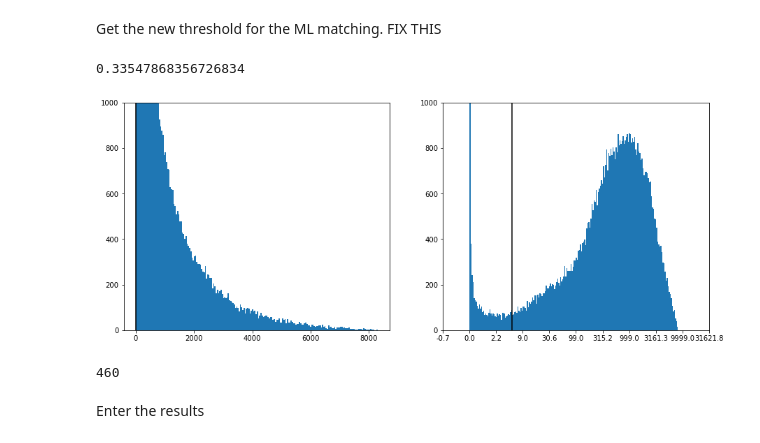
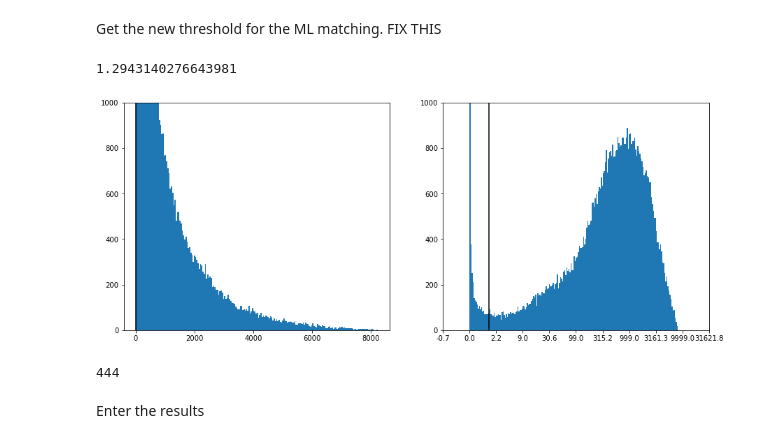
Before and after one commit to nudomarinero/mltier1, a Jupyter notebook: Match_LOFAR_combined_iter_params.ipynb, the cells around one changed output. Cells and saved outputs as stored; diff of their text form; code cells hidden in the pictures.

```diff
--- a/Match_LOFAR_combined_iter_params.ipynb
+++ b/Match_LOFAR_combined_iter_params.ipynb
@@ -365,6 +366,9 @@ Q0_w1 = 0.699
 # Cleaned v0.7 Q0
 Q0_i = 0.518
 Q0_w1 = 0.713
+# Cleaned v0.7 Q0 - 4 arcsecs
+Q0_i = 0.513
+Q0_w1 = 0.700
 # %%
 likelihood_ratio_i = SingleMLEstimatorU(Q0_i, n_m_i, q_m_i, center_i)
 # %%
@@ -812,21 +832,21 @@ threshold = np.percentile(lofar["lr_2"], 100*(1 - q0_total))
 # %%
 threshold
 # %% [output]
-0.33547868356726834
+1.2943140276643981
 # %%
 plt.rcParams["figure.figsize"] = (15,6)
 subplot(1,2,1)
 hist(lofar[lofar["lr_2"] != 0]["lr_2"], bins=200)
-vlines([threshold_i], 0, 1000)
+vlines([threshold], 0, 1000)
 ylim([0,1000])
 subplot(1,2,2)
 hist(np.log10(lofar[lofar["lr_2"] != 0]["lr_2"]+1), bins=200)
-vlines(np.log10(threshold_i+1), 0, 1000)
+vlines(np.log10(threshold+1), 0, 1000)
 ticks, _ = xticks()
 xticks(ticks, ["{:.1f}".format(10**t-1) for t in ticks])
 ylim([0,1000]);
 # %% [output]
-[figure, old version]
+[figure, new version]
 # %%
 lofar["lr_index_sel_2"] = lofar["lr_index_2"]
 lofar["lr_index_sel_2"][lofar["lr_2"] < threshold] = np.nan
@@ -837,7 +857,7 @@ n_changes = np.sum((lofar["lr_index_sel_2"] != lofar["lr_index_1"]) &
 # %%
 n_changes
 # %% [output]
-460
+444
 # %% [markdown]
 Enter the results
 # %%
```
Also changed, not shown: parts of 20 cells of this notebook, 3 other files.
